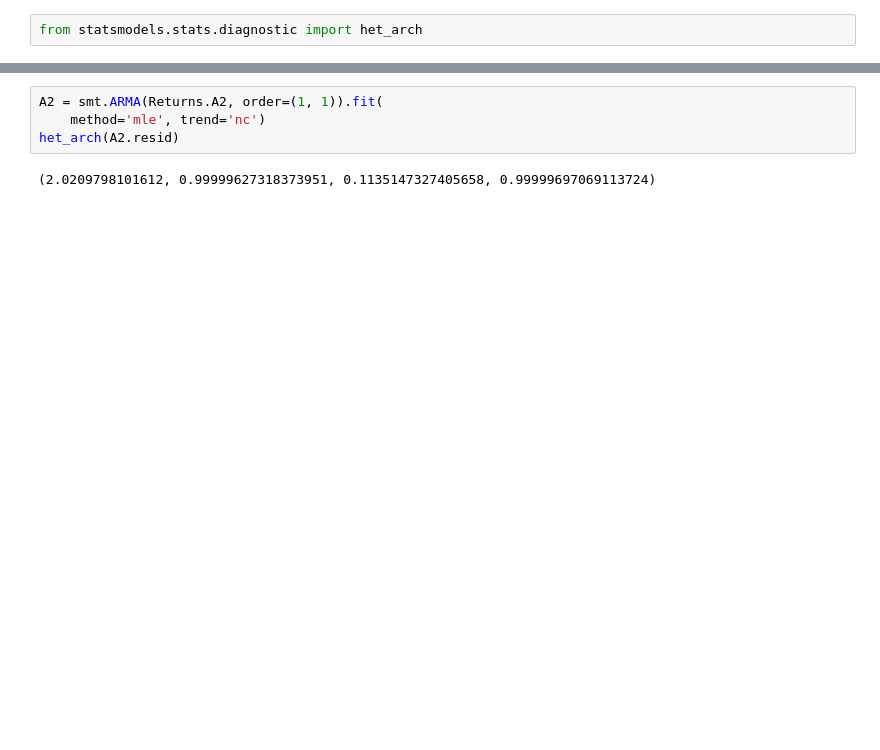
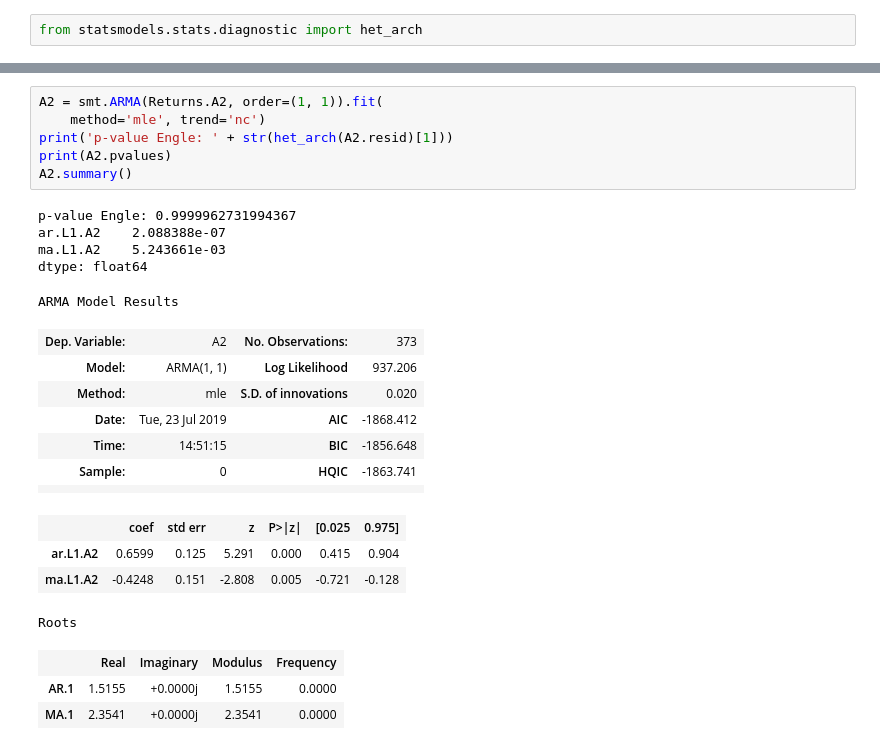
Before and after one commit to pedroargento/Mestrado, a Jupyter notebook: codigo.ipynb, the cells around one changed output, grey strips where cells are left out. Saved outputs shown, nothing was run; the diff lists cells and outputs as text; blank space fills up the shorter version.

```diff
--- a/codigo.ipynb
+++ b/codigo.ipynb
@@ -229,7 +278,27 @@ het_arch(A1.resid)
 # %%
 A2 = smt.ARMA(Returns.A2, order=(1, 1)).fit(
     method='mle', trend='nc')
-het_arch(A2.resid)
+print('p-value Engle: ' + str(het_arch(A2.resid)[1]))
+print(A2.pvalues)
+A2.summary()
 # %% [output]
-(2.0209798101612, 0.99999627318373951, 0.1135147327405658, 0.99999697069113724)
+p-value Engle: 0.9999962731994367
+ar.L1.A2    2.088388e-07
+ma.L1.A2    5.243661e-03
+dtype: float64
+ARMA Model Results
+| Dep. Variable: | A2 | No. Observations: | 373 |
+| Model: | ARMA(1, 1) | Log Likelihood | 937.206 |
+| Method: | mle | S.D. of innovations | 0.020 |
+| Date: | Tue, 23 Jul 2019 | AIC | -1868.412 |
+| Time: | 14:51:15 | BIC | -1856.648 |
+| Sample: | 0 | HQIC | -1863.741 |
+|  |  |  |  |
+|  | coef | std err | z | P>|z| | [0.025 | 0.975] |
+| ar.L1.A2 | 0.6599 | 0.125 | 5.291 | 0.000 | 0.415 | 0.904 |
+| ma.L1.A2 | -0.4248 | 0.151 | -2.808 | 0.005 | -0.721 | -0.128 |
+Roots
+|  | Real | Imaginary | Modulus | Frequency |
+| AR.1 | 1.5155 | +0.0000j | 1.5155 | 0.0000 |
+| MA.1 | 2.3541 | +0.0000j | 2.3541 | 0.0000 |
 # %%
```
Also changed, not shown: parts of 27 cells of this notebook, 6 other files.
